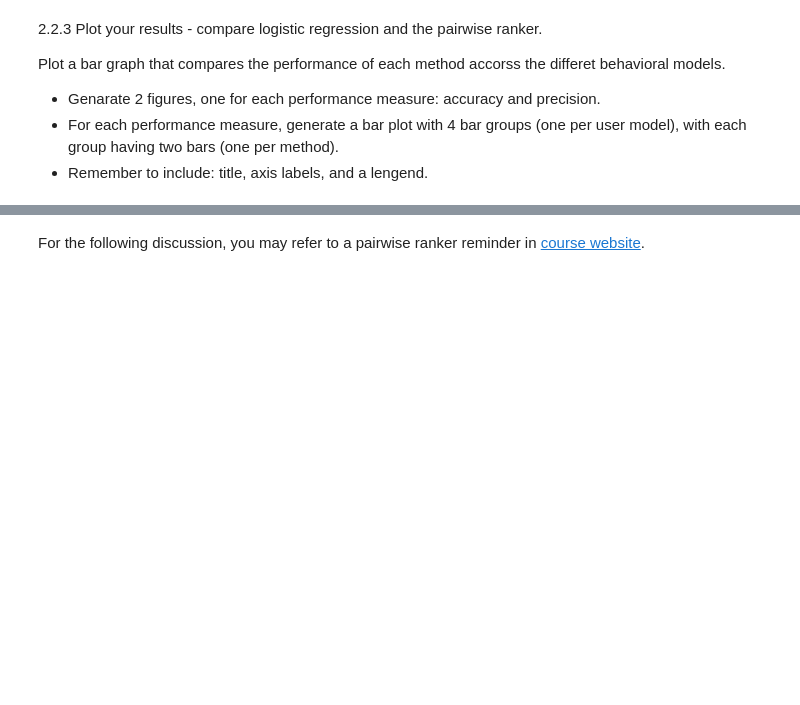
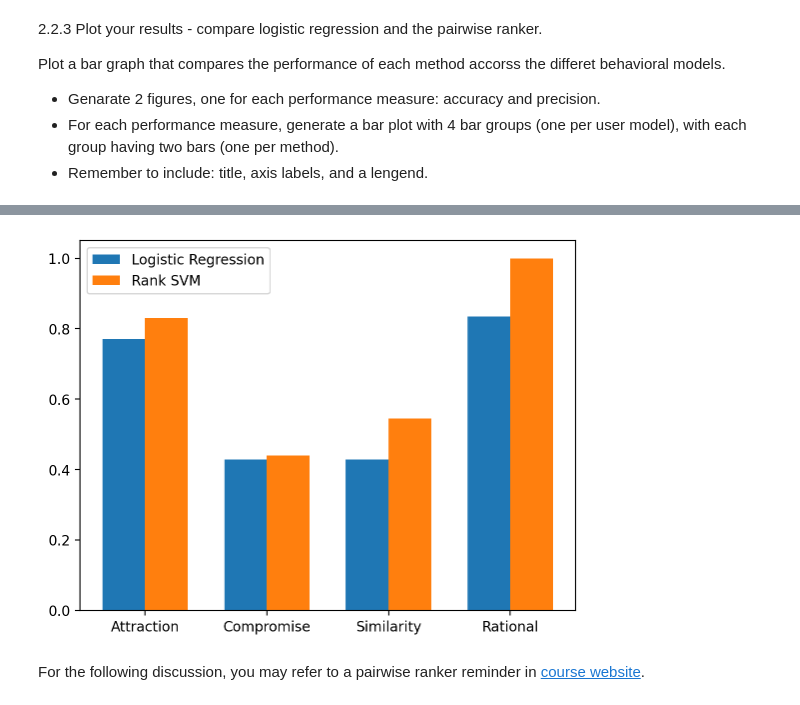
Before and after one commit to ashalem/ML_Human, a Jupyter notebook: WS2_2024_students.ipynb, the cells around one changed output, grey strips where cells are left out. Saved outputs shown, nothing was run; the diff lists cells and outputs as text; code cells hidden in the pictures; blank space fills up the shorter version.

```diff
--- a/WS2_2024_students.ipynb
+++ b/WS2_2024_students.ipynb
@@ -1136,3 +1185,29 @@ Plot a bar graph that compares the performance of each method accorss the differ
+# %%
+# Precision
+
+
+## YOUR SOLUTION
+
+# Plot the results comparing the two models for each user type (Attraction, Compromise, Similarity, Rational) and show the accuracy
+# of the Logistic Regression model and the Rank SVM model side by side
+import matplotlib.pyplot as plt
+
+user_types = ['Attraction', 'Compromise', 'Similarity', 'Rational']
+precisions = [user_types_to_performance[user_type]['precision'] for user_type in user_types]
+precisions_ranker = [user_types_to_performance_ranker[user_type]['precision'] for user_type in user_types]
+x = np.arange(len(user_types))
+
+fig, ax = plt.subplots()
+bar_width = 0.35
+rects1 = ax.bar(x - bar_width/2, precisions, bar_width, label='Logistic Regression')
+rects2 = ax.bar(x + bar_width/2, precisions_ranker, bar_width, label='Rank SVM')
+
+ax.set_xticks(x)
+ax.set_xticklabels(user_types)
+ax.legend()
+plt.show()
+# %% [output]
+[figure, added]
 # %% [markdown]
 For the following discussion, you may refer to a pairwise ranker reminder in [course website](https://gr.cs.technion.ac.il/wc/handouts.cgi?e0iyxQZd2B3ZJyP).
 # %% [markdown]
```
Also changed, not shown: parts of 18 cells of this notebook.
